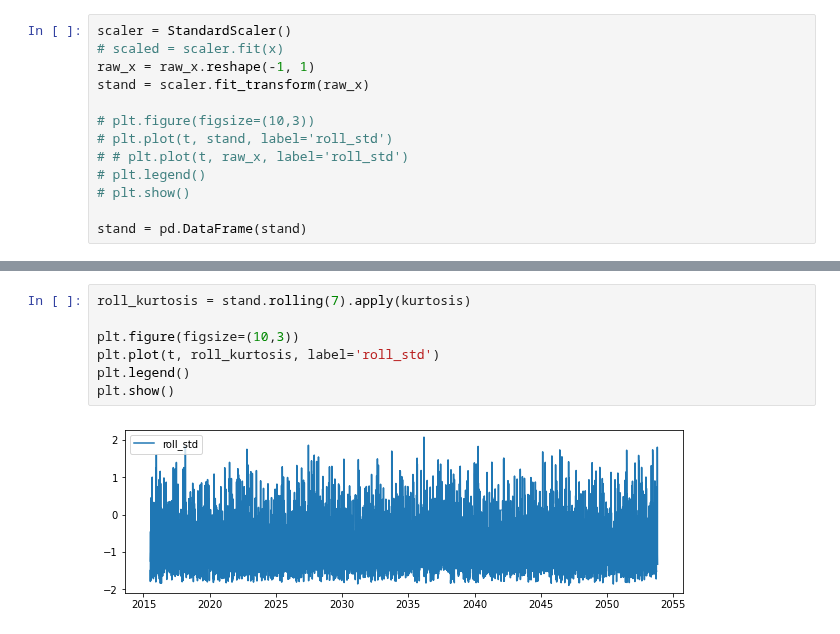
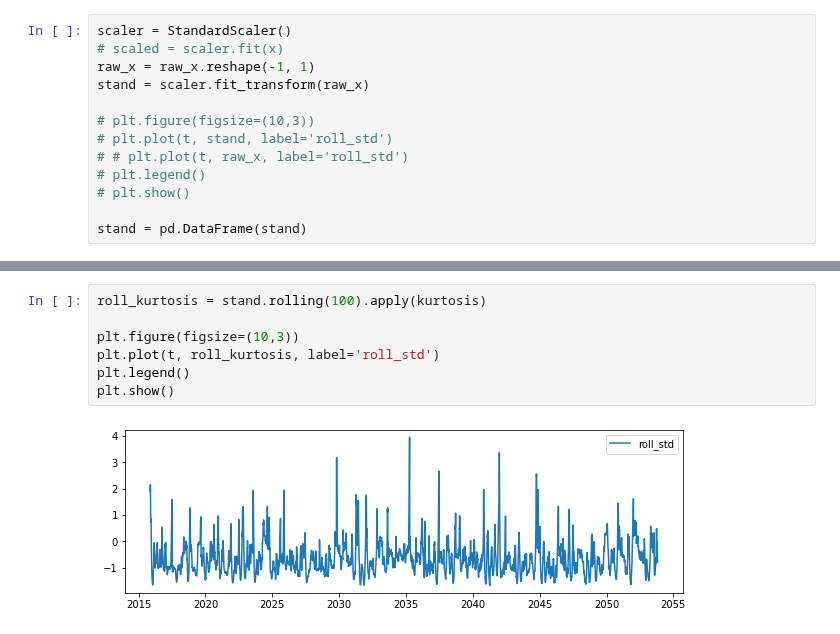
Before and after one commit to 11jolek11/BigData, a Jupyter notebook: List4.ipynb, the cells around one changed output, grey strips where cells are left out. Saved outputs shown, nothing was run; the diff lists cells and outputs as text.

```diff
--- a/List4.ipynb
+++ b/List4.ipynb
@@ -359,10 +356,10 @@ plt.show()
 # %%
-roll_kurtosis = stand.rolling(7).apply(kurtosis)
+roll_kurtosis = stand.rolling(100).apply(kurtosis)
 
 plt.figure(figsize=(10,3))
 plt.plot(t, roll_kurtosis, label='roll_std')
 plt.legend()
 plt.show()
 # %% [output]
-[figure, old version]
+[figure, new version]
 # %%
```
Also changed, not shown: parts of 21 cells of this notebook.
